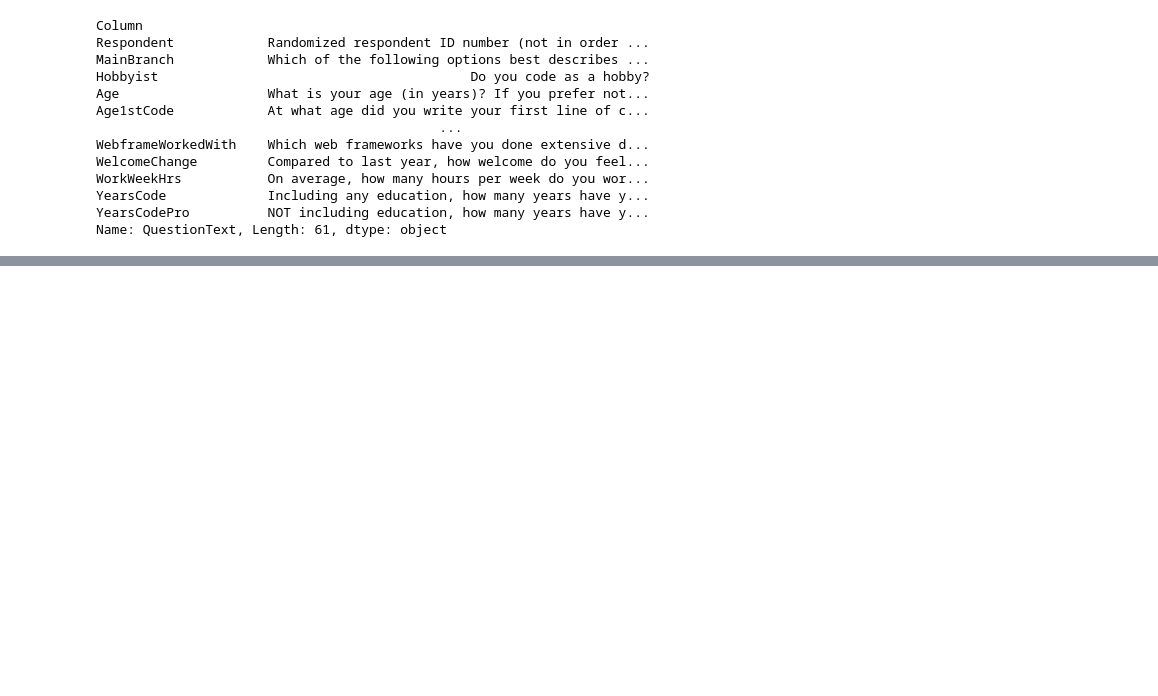
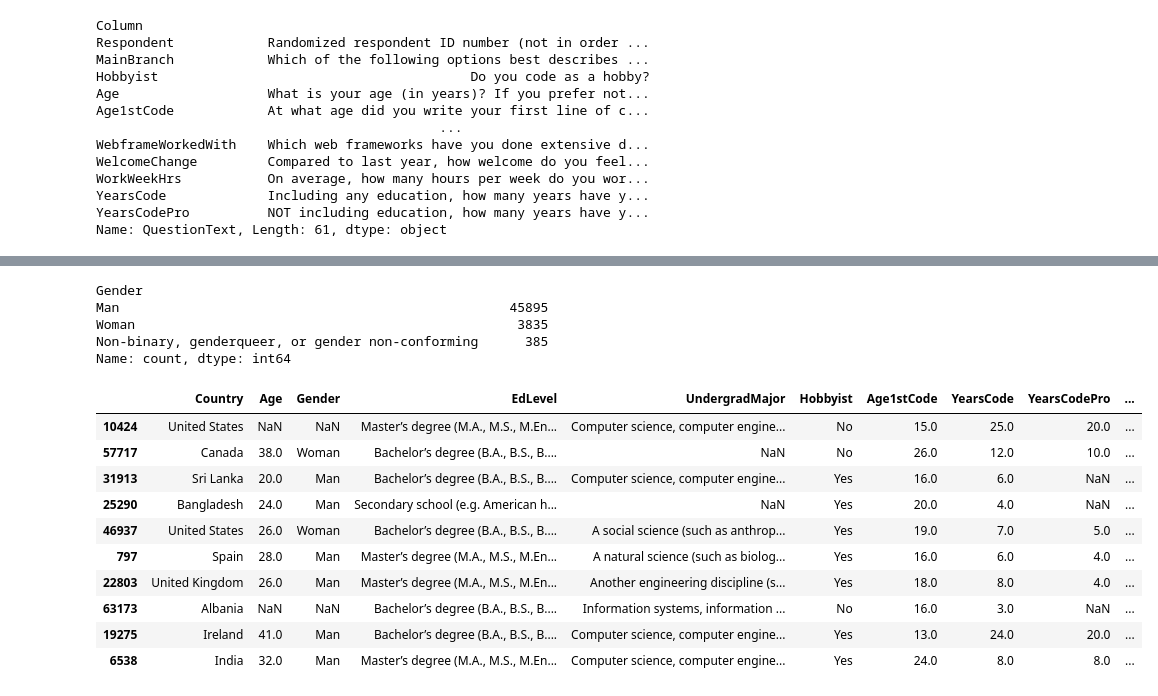
Before and after one commit to Montycodework/Data-analysis-stackoverflow-, a Jupyter notebook: Project_1_stackoverflow.ipynb, the cells around one changed output, grey strips where cells are left out. Saved outputs shown, nothing was run; the diff lists cells and outputs as text; code cells hidden in the pictures; blank space fills up the shorter version.

```diff
--- a/Project_1_stackoverflow.ipynb
+++ b/Project_1_stackoverflow.ipynb
@@ -57,0 +164,4 @@ Name: QuestionText, Length: 61, dtype: object
+# %%
+survey_df['Age1stCode'] = pd.to_numeric(survey_df.Age1stCode, errors='coerce')
+survey_df['YearsCode'] = pd.to_numeric(survey_df.YearsCode, errors='coerce')
+survey_df['YearsCodePro'] = pd.to_numeric(survey_df.YearsCodePro, errors='coerce')
@@ -57,0 +180,5 @@ Name: QuestionText, Length: 61, dtype: object
+# %%
+survey_df.drop(survey_df[survey_df.Age < 10].index,inplace=True)
+survey_df.drop(survey_df[survey_df.Age > 100].index,inplace=True)
+# %%
+survey_df.drop(survey_df[survey_df.WorkWeekHrs > 140].index, inplace=True)
@@ -57,0 +211,24 @@ Name: QuestionText, Length: 61, dtype: object
+# %%
+survey_df.where(~(survey_df.Gender.str.contains(';',na=False)), np.nan, inplace=True)
+# %%
+survey_df['Gender'].value_counts()
+# %% [output]
+Gender
+Man                                                  45895
+Woman                                                 3835
+Non-binary, genderqueer, or gender non-conforming      385
+Name: count, dtype: int64
+# %%
+survey_df.sample(10)
+# %% [output]
+|  | Country | Age | Gender | EdLevel | UndergradMajor | Hobbyist | Age1stCode | YearsCode | YearsCodePro | ... |
+| 10424 | United States | NaN | NaN | Master’s degree (M.A., M.S., M.En... | Computer science, computer engine... | No | 15.0 | 25.0 | 20.0 | ... |
+| 57717 | Canada | 38.0 | Woman | Bachelor’s degree (B.A., B.S., B.... | NaN | No | 26.0 | 12.0 | 10.0 | ... |
+| 31913 | Sri Lanka | 20.0 | Man | Bachelor’s degree (B.A., B.S., B.... | Computer science, computer engine... | Yes | 16.0 | 6.0 | NaN | ... |
+| 25290 | Bangladesh | 24.0 | Man | Secondary school (e.g. American h... | NaN | Yes | 20.0 | 4.0 | NaN | ... |
+| 46937 | United States | 26.0 | Woman | Bachelor’s degree (B.A., B.S., B.... | A social science (such as anthrop... | Yes | 19.0 | 7.0 | 5.0 | ... |
+| 797 | Spain | 28.0 | Man | Master’s degree (M.A., M.S., M.En... | A natural science (such as biolog... | Yes | 16.0 | 6.0 | 4.0 | ... |
+| 22803 | United Kingdom | 26.0 | Man | Master’s degree (M.A., M.S., M.En... | Another engineering discipline (s... | Yes | 18.0 | 8.0 | 4.0 | ... |
+| 63173 | Albania | NaN | NaN | Bachelor’s degree (B.A., B.S., B.... | Information systems, information ... | No | 16.0 | 3.0 | NaN | ... |
+| 19275 | Ireland | 41.0 | Man | Bachelor’s degree (B.A., B.S., B.... | Computer science, computer engine... | Yes | 13.0 | 24.0 | 20.0 | ... |
+| 6538 | India | 32.0 | Man | Master’s degree (M.A., M.S., M.En... | Computer science, computer engine... | Yes | 24.0 | 8.0 | 8.0 | ... |
```
Also changed, not shown: parts of 14 cells of this notebook.
